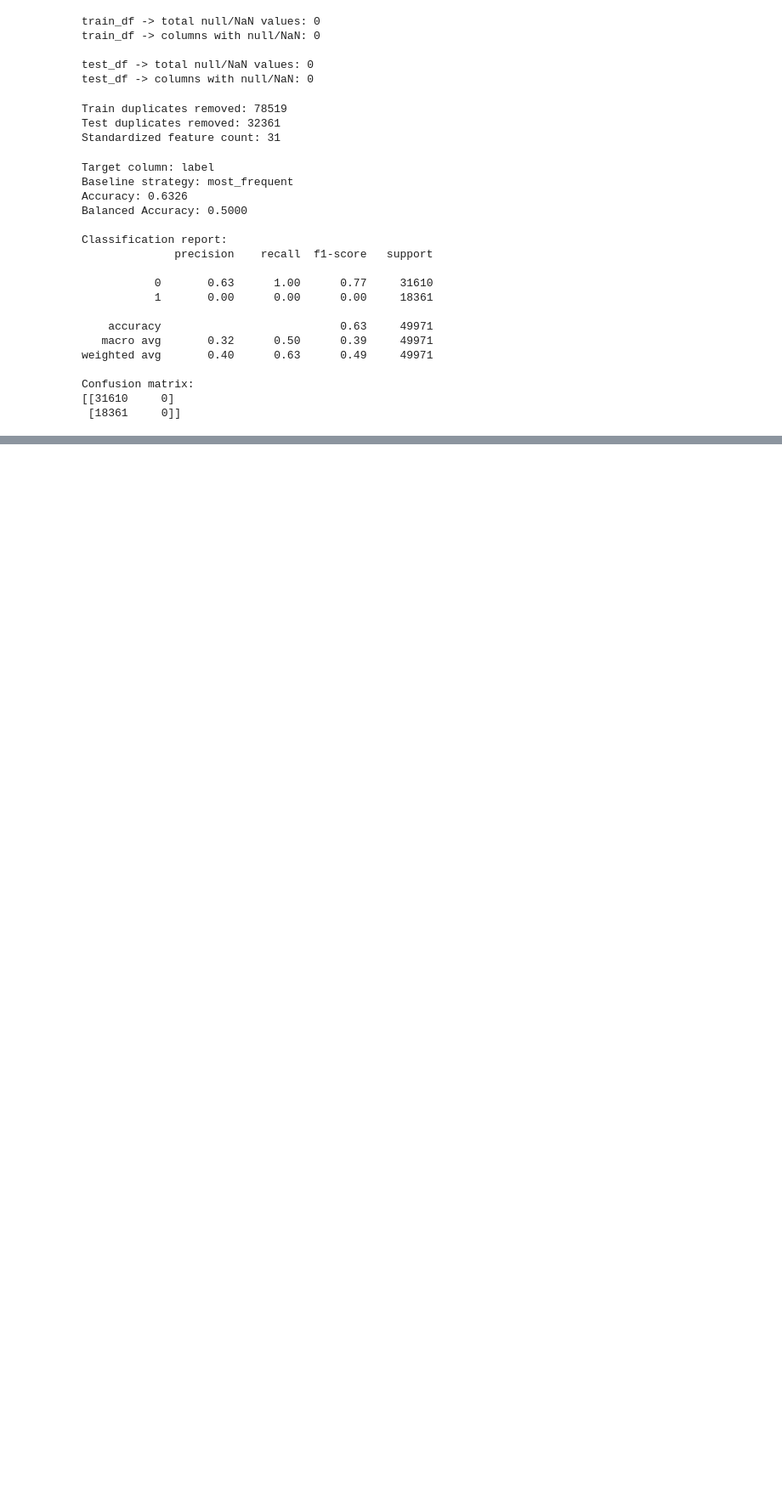
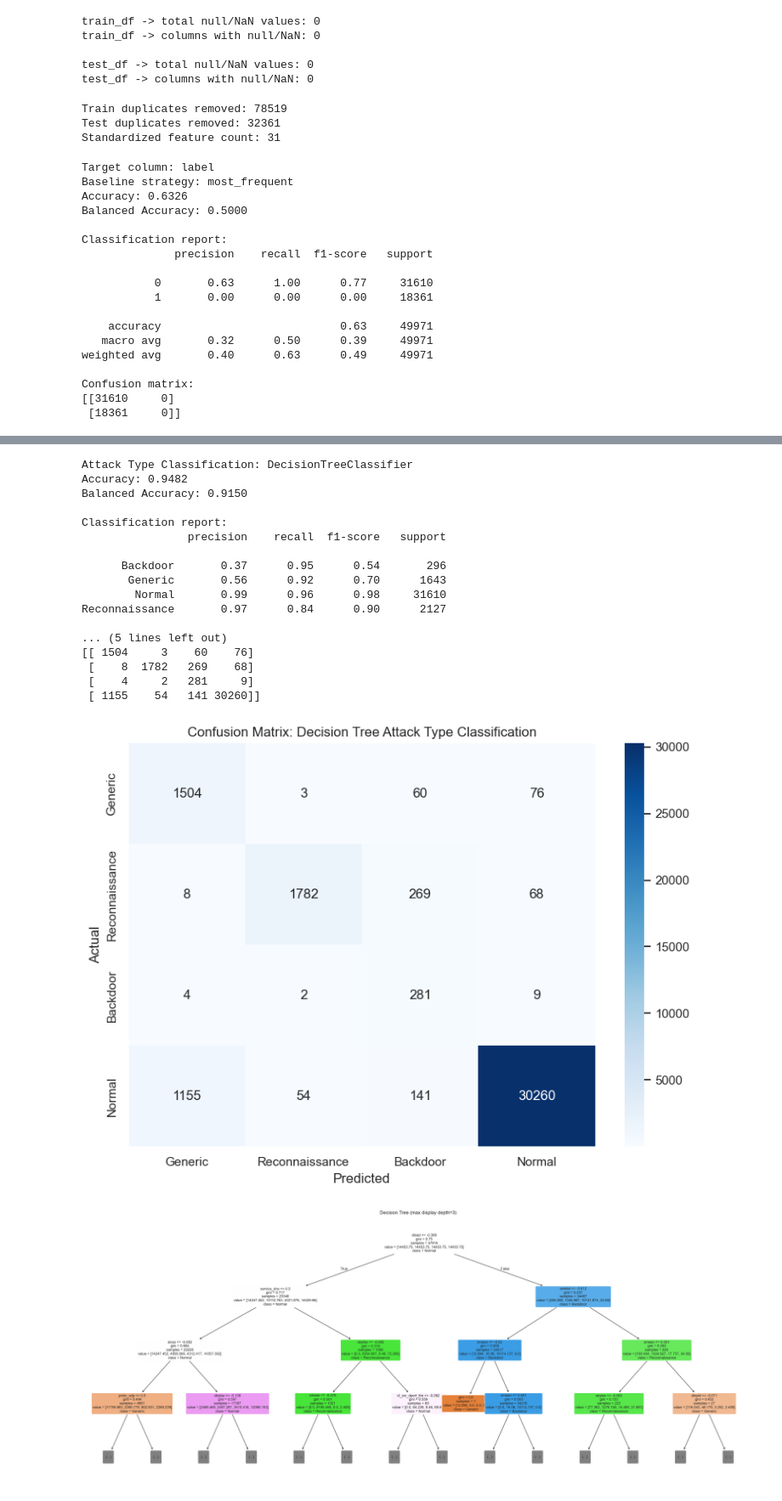
Before and after one commit to mwpersson/COMP9150-final-project, a Jupyter notebook: UNSW-NB15-EDA.ipynb, the cells around one changed output, grey strips where cells are left out. Shown at 85% size. Saved outputs shown, nothing was run; the diff lists cells and outputs as text; code cells hidden in the pictures; blank space fills up the shorter version.

```diff
--- a/UNSW-NB15-EDA.ipynb
+++ b/UNSW-NB15-EDA.ipynb
@@ -368,0 +337,73 @@ Confusion matrix:
+# %%
+from sklearn.tree import DecisionTreeClassifier, plot_tree
+
+# Train Decision Tree for attack type classification
+dt_attack_clf = DecisionTreeClassifier(
+    random_state=42,
+    class_weight="balanced",
+    max_depth=10
+)
+dt_attack_clf.fit(X_train_filtered, y_train_filtered)
+
+# Predict and evaluate
+y_pred_dt_attack = dt_attack_clf.predict(X_test_filtered)
+
+print("Attack Type Classification: DecisionTreeClassifier")
+print(f"Accuracy: {accuracy_score(y_test_filtered, y_pred_dt_attack):.4f}")
+print(f"Balanced Accuracy: {balanced_accuracy_score(y_test_filtered, y_pred_dt_attack):.4f}")
+
+print("\nClassification report:")
+print(classification_report(y_test_filtered, y_pred_dt_attack, zero_division=0))
+
+cm_dt_attack = confusion_matrix(y_test_filtered, y_pred_dt_attack, labels=attack_types)
+print("Confusion matrix:")
+print(cm_dt_attack)
+
+# Plot confusion matrix
+plt.figure(figsize=(8, 6))
+sns.heatmap(cm_dt_attack, annot=True, fmt="d", cmap="Blues",
+            xticklabels=attack_types, yticklabels=attack_types)
+plt.title("Confusion Matrix: Decision Tree Attack Type Classification")
+plt.xlabel("Predicted")
+plt.ylabel("Actual")
+plt.tight_layout()
+plt.show()
+
+# Plot the decision tree (limited depth for readability)
+plt.figure(figsize=(24, 10))
+plot_tree(dt_attack_clf, max_depth=3, feature_names=X_train_filtered.columns,
+          class_names=attack_types, filled=True, rounded=True, fontsize=9)
+plt.title("Decision Tree (max display depth=3)")
+plt.tight_layout()
+plt.show()
+
+# Feature importances
+importances = pd.Series(dt_attack_clf.feature_importances_, index=X_train_filtered.columns)
+top_features = importances.sort_values(ascending=False).head(15)
+
+plt.figure(figsize=(10, 5))
+sns.barplot(x=top_features.values, y=top_features.index, palette="Blues_r")
+plt.title("Top 15 Feature Importances: Decision Tree")
+plt.xlabel("Importance")
+plt.tight_layout()
+plt.show()
+# %% [output]
+Attack Type Classification: DecisionTreeClassifier
+Accuracy: 0.9482
+Balanced Accuracy: 0.9150
+
+Classification report:
+                precision    recall  f1-score   support
+
+      Backdoor       0.37      0.95      0.54       296
+       Generic       0.56      0.92      0.70      1643
+        Normal       0.99      0.96      0.98     31610
+Reconnaissance       0.97      0.84      0.90      2127
+
+... (5 lines left out)
+[[ 1504     3    60    76]
+ [    8  1782   269    68]
+ [    4     2   281     9]
+ [ 1155    54   141 30260]]
+[figure, added]
+[figure, added]
```
Also changed, not shown: parts of 7 cells of this notebook, 4 other files.
